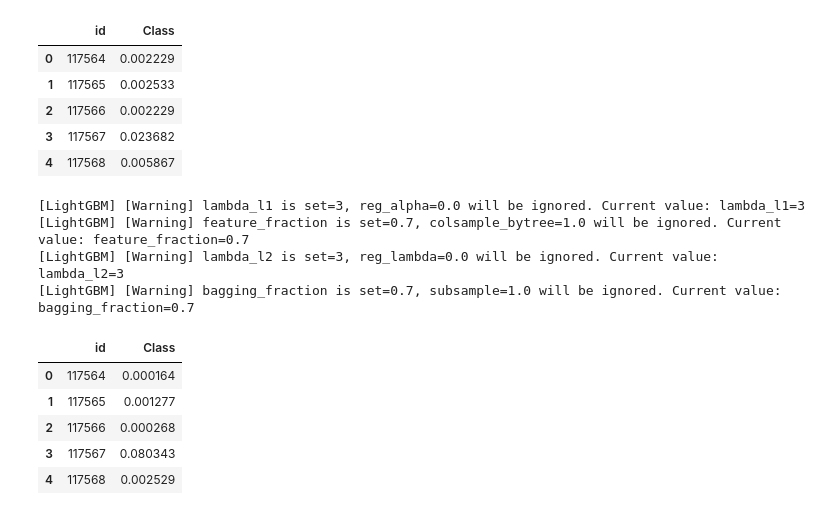
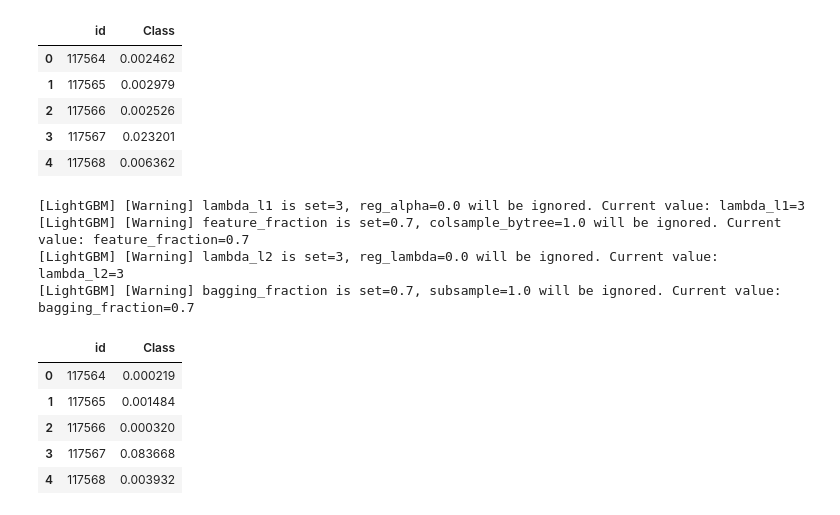
Before and after one commit to Analytics-Data-Science-and-Tech/Analytics_Data_Science, a Jupyter notebook: Tabular-Playground-Series/PS-S3/Ep10/Data_Exploration.ipynb, the cells around one changed output. Saved outputs shown, nothing was run; the diff lists cells and outputs as text; code cells hidden in the pictures.

```diff
--- a/Tabular-Playground-Series/PS-S3/Ep10/Data_Exploration.ipynb
+++ b/Tabular-Playground-Series/PS-S3/Ep10/Data_Exploration.ipynb
@@ -53,6 +53,7 @@ bucket = s3.Bucket(bucket_name)
 file_key_1 = 'Tabular-Playground-Series/PS-S3/Ep10/train.csv'
 file_key_2 = 'Tabular-Playground-Series/PS-S3/Ep10/test.csv'
 file_key_3 = 'Tabular-Playground-Series/PS-S3/Ep10/sample_submission.csv'
+file_key_4 = 'Tabular-Playground-Series/PS-S3/Ep10/Pulsar.csv'
 
 bucket_object_1 = bucket.Object(file_key_1)
 file_object_1 = bucket_object_1.get()
@@ -66,7 +67,20 @@ bucket_object_3 = bucket.Object(file_key_3)
 file_object_3 = bucket_object_3.get()
 file_content_stream_3 = file_object_3.get('Body')
 
+bucket_object_4 = bucket.Object(file_key_4)
+file_object_4 = bucket_object_4.get()
+file_content_stream_4 = file_object_4.get('Body')
+
 ## Reading data files
 train = pd.read_csv(file_content_stream_1)
+train.drop(columns = 'id', axis = 1, inplace = True)
+train['is_generated'] = 1
+
 test = pd.read_csv(file_content_stream_2)
+test['is_generated'] = 1
+
 submission = pd.read_csv(file_content_stream_3)
+original = pd.read_csv(file_content_stream_4)
+original['is_generated'] = 0
+
+train = pd.concat([train, original], axis = 0)
@@ -73,27 +105,27 @@ submission = pd.read_csv(file_content_stream_3)
 # %%
-X = train.drop(columns = ['id', 'Class'], axis = 1)
+X = train.drop(columns = ['Class'], axis = 1)
 Y = train['Class']
 
 test_baseline = test.drop(columns = ['id'], axis = 1)
 
 GBC_md = GradientBoostingClassifier(n_estimators = 500,
                                     max_depth = 3,
                                     learning_rate = 0.01,
                                     min_samples_split = 2,
                                     min_samples_leaf = 2).fit(X, Y)
 
 GBC_pred = GBC_md.predict_proba(test_baseline)[:, 1]
 submission['Class'] = GBC_pred
 submission.head()
 # %% [output]
 |  | id | Class |
-| 0 | 117564 | 0.002229 |
-| 1 | 117565 | 0.002533 |
-| 2 | 117566 | 0.002229 |
-| 3 | 117567 | 0.023682 |
-| 4 | 117568 | 0.005867 |
+| 0 | 117564 | 0.002462 |
+| 1 | 117565 | 0.002979 |
+| 2 | 117566 | 0.002526 |
+| 3 | 117567 | 0.023201 |
+| 4 | 117568 | 0.006362 |
 # %%
-X = train.drop(columns = ['id', 'Class'], axis = 1)
+X = train.drop(columns = ['Class'], axis = 1)
 Y = train['Class']
 
 test_baseline = test.drop(columns = ['id'], axis = 1)
@@ -147,8 +179,8 @@ submission.head()
 [LightGBM] [Warning] lambda_l2 is set=3, reg_lambda=0.0 will be ignored. Current value: lambda_l2=3
 [LightGBM] [Warning] bagging_fraction is set=0.7, subsample=1.0 will be ignored. Current value: bagging_fraction=0.7
 |  | id | Class |
-| 0 | 117564 | 0.000164 |
-| 1 | 117565 | 0.001277 |
-| 2 | 117566 | 0.000268 |
-| 3 | 117567 | 0.080343 |
-| 4 | 117568 | 0.002529 |
+| 0 | 117564 | 0.000219 |
+| 1 | 117565 | 0.001484 |
+| 2 | 117566 | 0.000320 |
+| 3 | 117567 | 0.083668 |
+| 4 | 117568 | 0.003932 |
```
Also changed, not shown: parts of 6 cells of this notebook.
